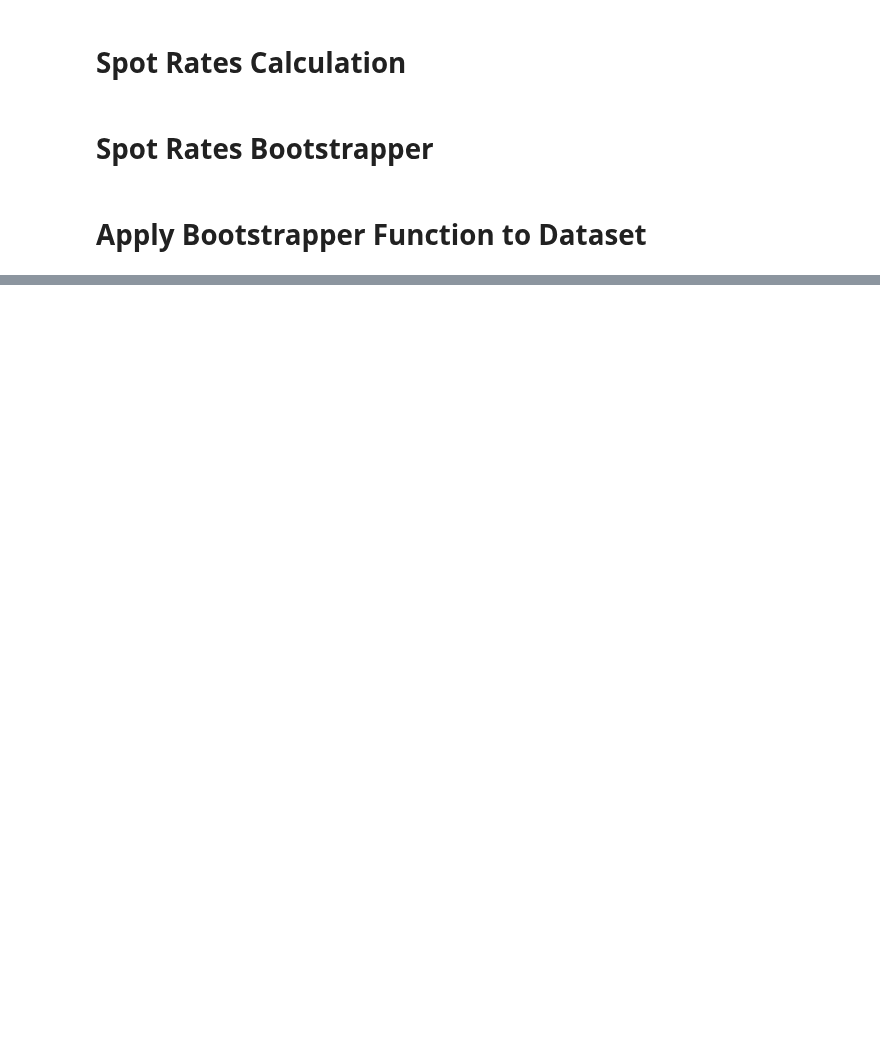
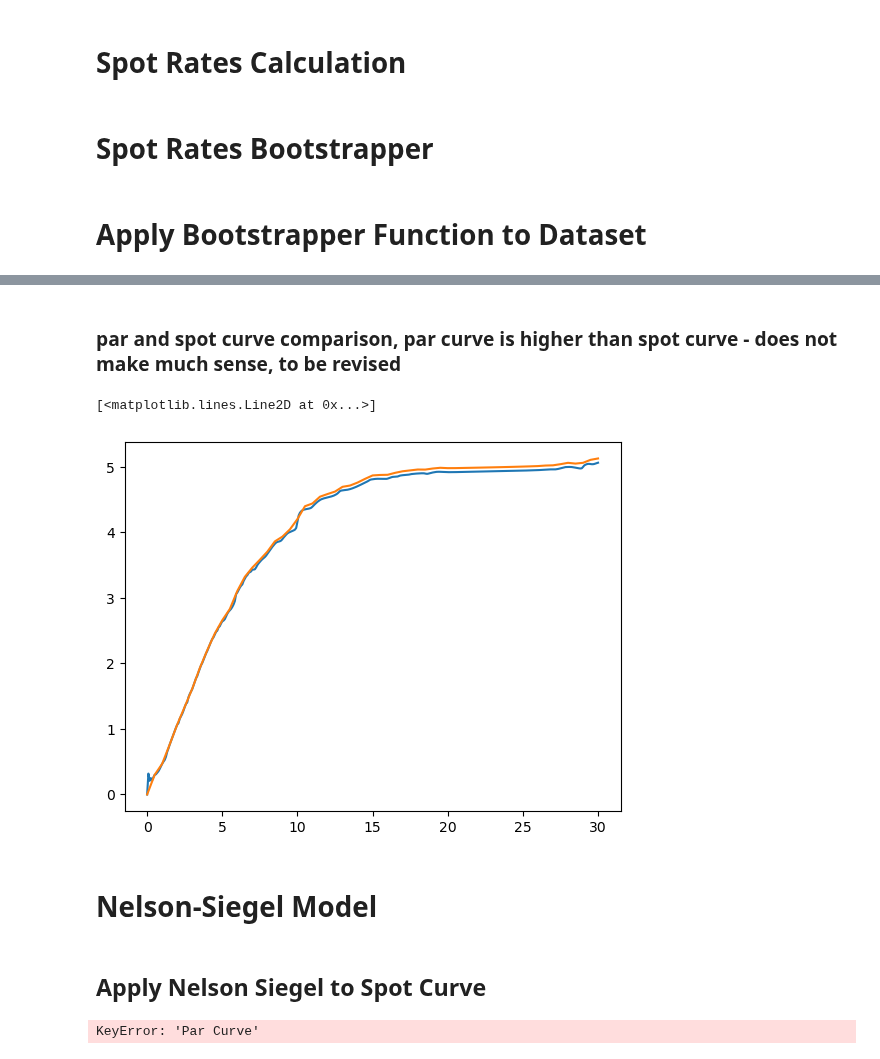
Before and after one commit to vittoriomanfriani/Fundamental-Factor-Model-for-Rates, a Jupyter notebook: Yield Curve Construction.ipynb, the cells around one changed output, grey strips where cells are left out. Saved outputs shown, nothing was run; the diff lists cells and outputs as text; code cells hidden in the pictures; blank space fills up the shorter version.

```diff
--- a/Yield Curve Construction.ipynb
+++ b/Yield Curve Construction.ipynb
@@ -186,0 +292,10 @@ KeyboardInterrupt:
+# %%
+# Return zero coupon yield for given maturity
+def zero_curve_func(date, maturity, dataset):
+    curve = dataset.loc[date]
+    maturities = curve['Maturities'].values
+    yields = curve['Curve'].values
+
+    spline = CubicSpline(maturities, yields, bc_type='natural')
+
+    return spline(maturity)
@@ -186,0 +353,12 @@ KeyboardInterrupt:
+# %%
+par_curve_df = compute_par_curves(zero_curve_filt)
+# %% [markdown]
+### par and spot curve comparison, par curve is higher than spot curve - does not make much sense, to be revised
+# %%
+plt.plot(zero_curve_df.loc['2010-04-01', 'Maturities'], zero_curve_df.loc['2010-04-01','Curve'])
+plt.plot(par_curve_df.loc['2010-04-01', 'Maturities'], par_curve_df.loc['2010-04-01','Par Curve'])
+# %% [output]
+[<matplotlib.lines.Line2D at 0x...>]
+[figure, added]
+# %% [markdown]
+# Nelson-Siegel Model
@@ -186,0 +437,6 @@ KeyboardInterrupt:
+# %% [markdown]
+## Apply Nelson Siegel to Spot Curve
+# %%
+loadings_df = apply_nelson_siegel(zero_curve_df)
+# %% [output]
+KeyError: 'Par Curve'
```
Also changed, not shown: parts of 40 cells of this notebook, 14 other files.
